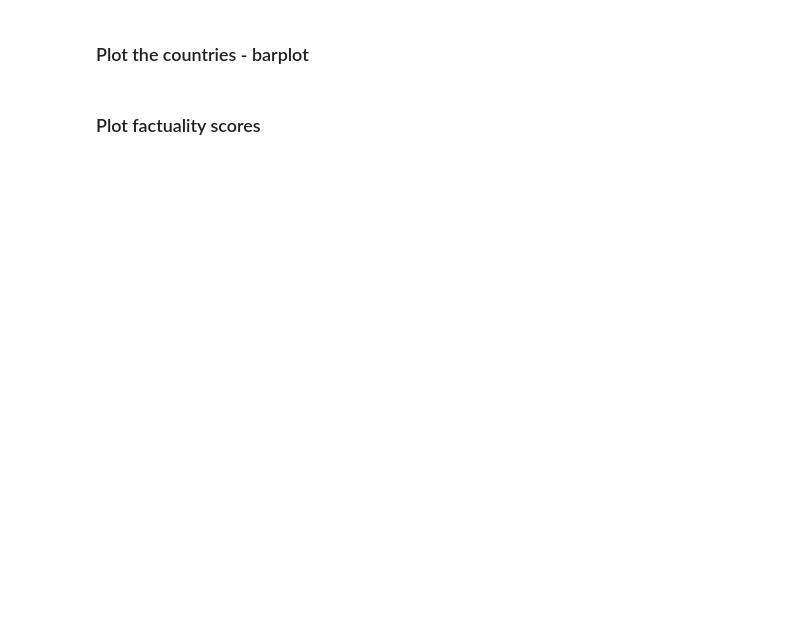
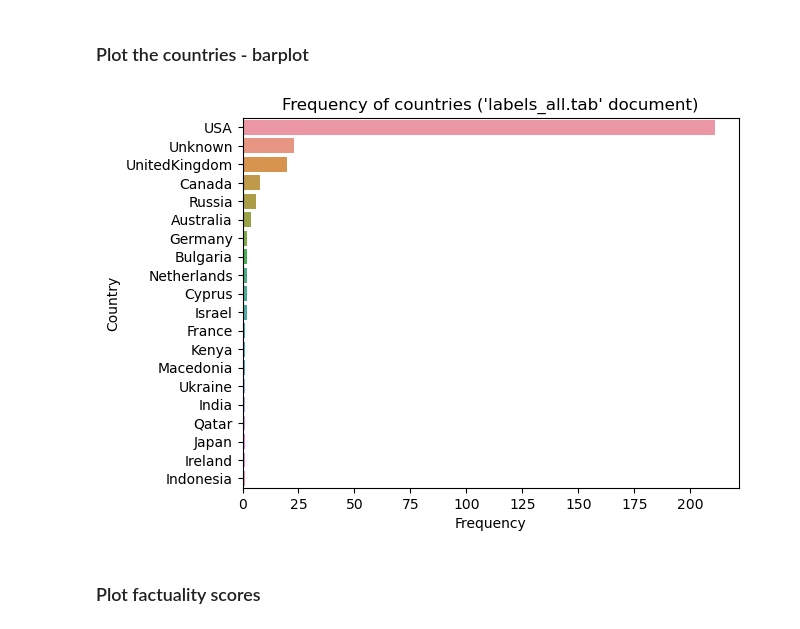
Before and after one commit to ElisaHofmann/fakenews, a Jupyter notebook: elisa report 1.ipynb, the cells around one changed output. Cells and saved outputs as stored; diff of their text form; code cells hidden in the pictures; blank space fills up the shorter version.

```diff
--- a/elisa report 1.ipynb
+++ b/elisa report 1.ipynb
@@ -171,12 +231,13 @@ plt.show();
 # %% [markdown]
 ### Plot the countries - barplot
 # %%
-sns.countplot(y = "country", data = labels_all);
+sns.countplot(y = "country", data = labels_all, order = labels_all["country"].value_counts().index)
 plt.ylabel("Country")
 plt.xlabel("Frequency")
+plt.title("Frequency of countries ('labels_all.tab' document)")
 plt.show();
-
-# ToDo: plot descending
+# %% [output]
+[figure, added]
 # %% [markdown]
 ### Plot factuality scores
 # %%
```
Also changed, not shown: parts of 10 cells of this notebook.
